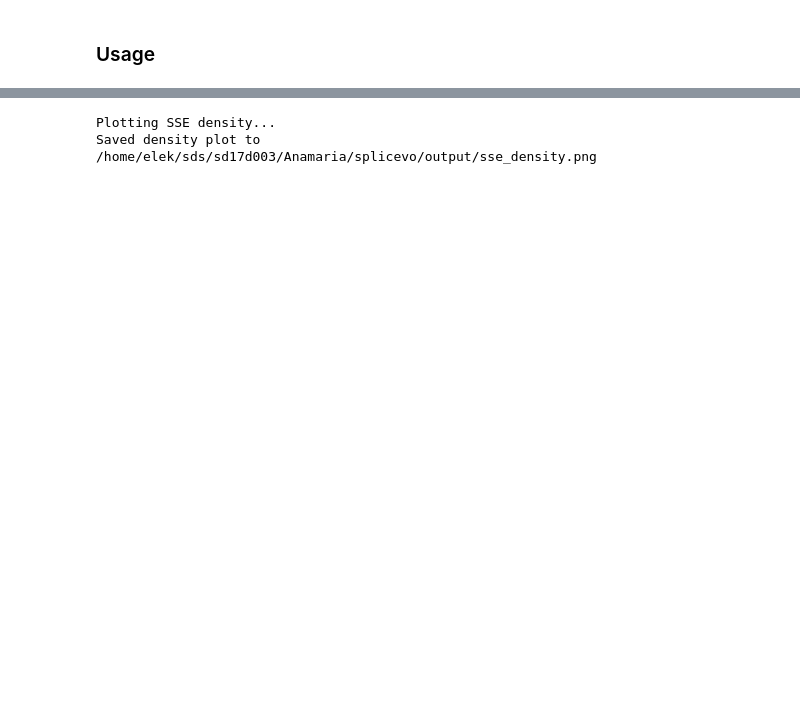
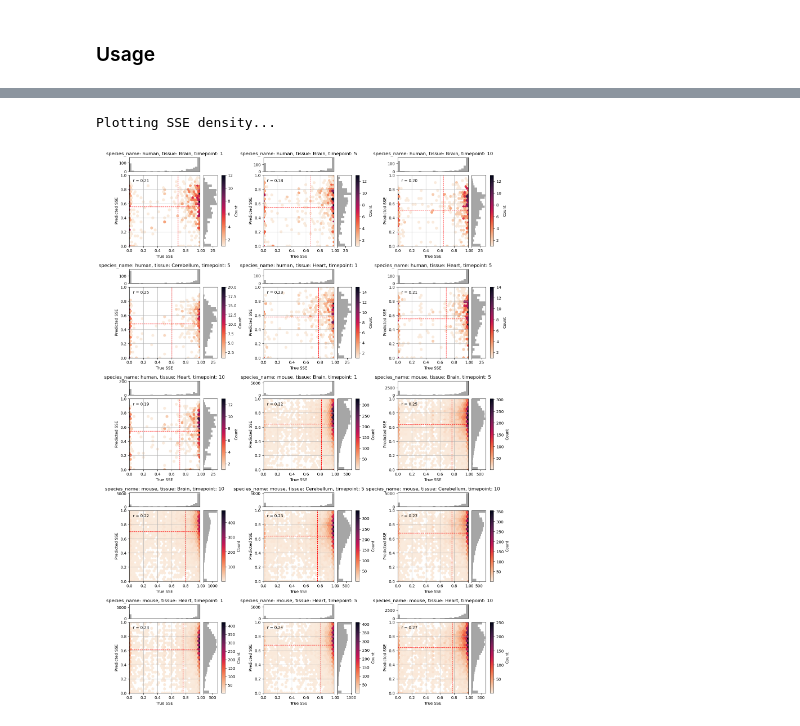
Before and after one commit to anamariaelek/splicevo, a Jupyter notebook: notebooks/model_evaluation_new.ipynb, the cells around one changed output, grey strips where cells are left out. Drawn from its saved outputs; the diff is of its cells as text; code cells hidden in the pictures; blank space fills up the shorter version.

```diff
--- a/notebooks/model_evaluation_new.ipynb
+++ b/notebooks/model_evaluation_new.ipynb
@@ -491,5 +678,6 @@ Calculating correlations...
 # %%
-plot_sse_density(all_sse, output_dir, log_fn=print)
+%matplotlib inline
+plot_sse_density(all_sse, group_by=['species_name', 'tissue', 'timepoint'], output_dir=None, log_fn=print)
 # %% [output]
 Plotting SSE density...
-Saved density plot to /home/elek/sds/sd17d003/Anamaria/splicevo/output/sse_density.png
+[figure, added]
```
Also changed, not shown: parts of 15 cells of this notebook, 7 other files.
